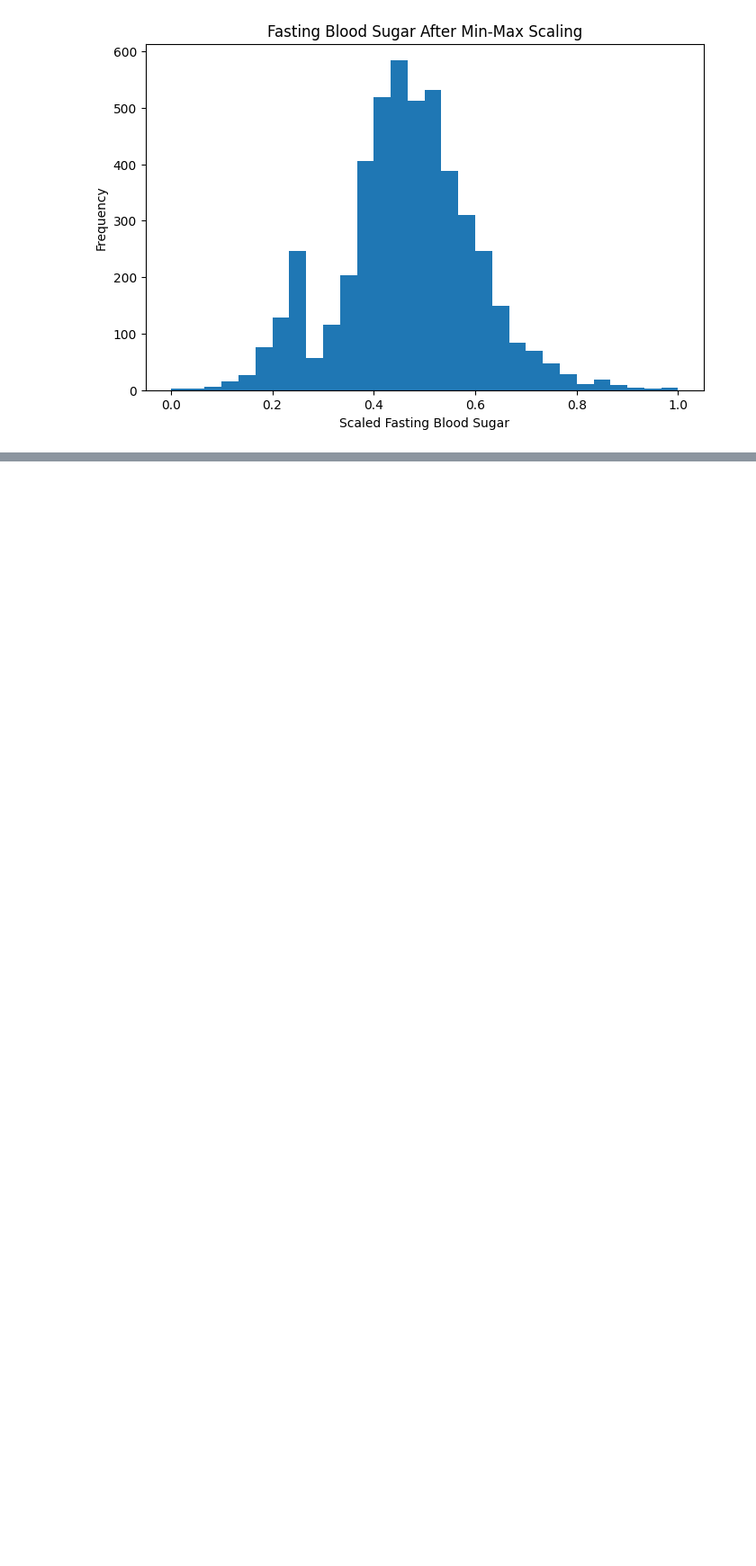
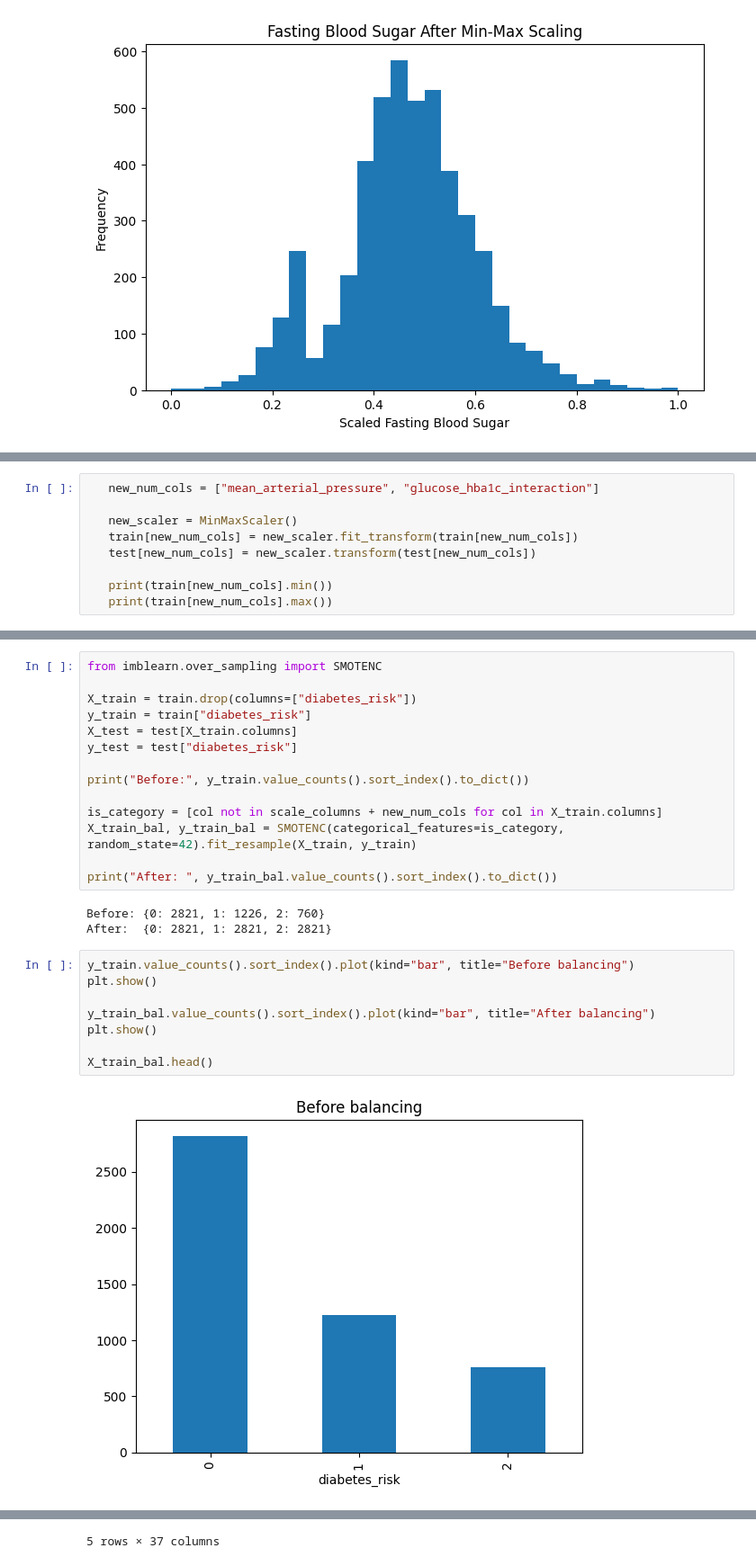
Before and after one commit to cano-elda/Midterm-Diabetes-Risk-Prediction-Group-3-ITAI-1371, a Jupyter notebook: Diabetes_Risk_Prediction.ipynb, the cells around one changed output, grey strips where cells are left out. Shown at 90% size. Drawn from its saved outputs; the diff is of its cells as text; blank space fills up the shorter version.

```diff
--- a/Diabetes_Risk_Prediction.ipynb
+++ b/Diabetes_Risk_Prediction.ipynb
@@ -514,0 +556,9 @@ plt.show()
+# %%
+   new_num_cols = ["mean_arterial_pressure", "glucose_hba1c_interaction"]
+
+   new_scaler = MinMaxScaler()
+   train[new_num_cols] = new_scaler.fit_transform(train[new_num_cols])
+   test[new_num_cols] = new_scaler.transform(test[new_num_cols])
+
+   print(train[new_num_cols].min())
+   print(train[new_num_cols].max())
@@ -514,0 +572,27 @@ plt.show()
+# %%
+from imblearn.over_sampling import SMOTENC
+
+X_train = train.drop(columns=["diabetes_risk"])
+y_train = train["diabetes_risk"]
+X_test = test[X_train.columns]
+y_test = test["diabetes_risk"]
+
+print("Before:", y_train.value_counts().sort_index().to_dict())
+
+is_category = [col not in scale_columns + new_num_cols for col in X_train.columns]
+X_train_bal, y_train_bal = SMOTENC(categorical_features=is_category, random_state=42).fit_resample(X_train, y_train)
+
+print("After: ", y_train_bal.value_counts().sort_index().to_dict())
+# %% [output]
+Before: {0: 2821, 1: 1226, 2: 760}
+After:  {0: 2821, 1: 2821, 2: 2821}
+# %%
+y_train.value_counts().sort_index().plot(kind="bar", title="Before balancing")
+plt.show()
+
+y_train_bal.value_counts().sort_index().plot(kind="bar", title="After balancing")
+plt.show()
+
+X_train_bal.head()
+# %% [output]
+[figure, added]
@@ -514,0 +606 @@ plt.show()
+5 rows × 37 columns
```
Also changed, not shown: parts of 10 cells of this notebook.
